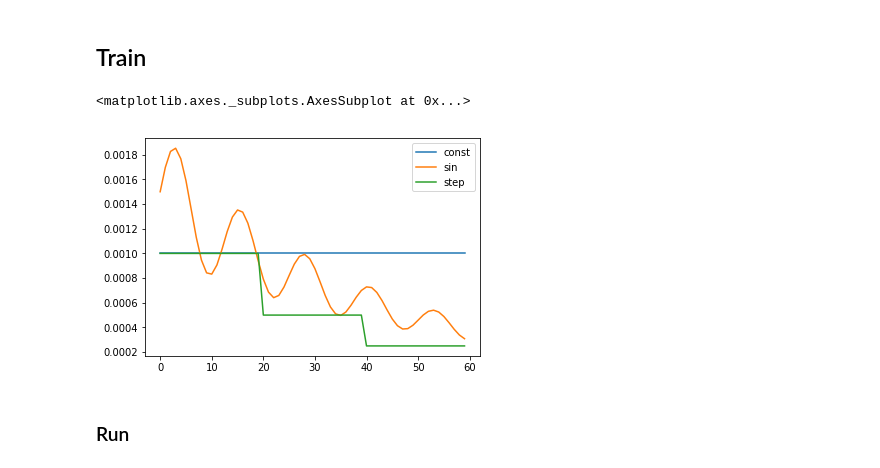
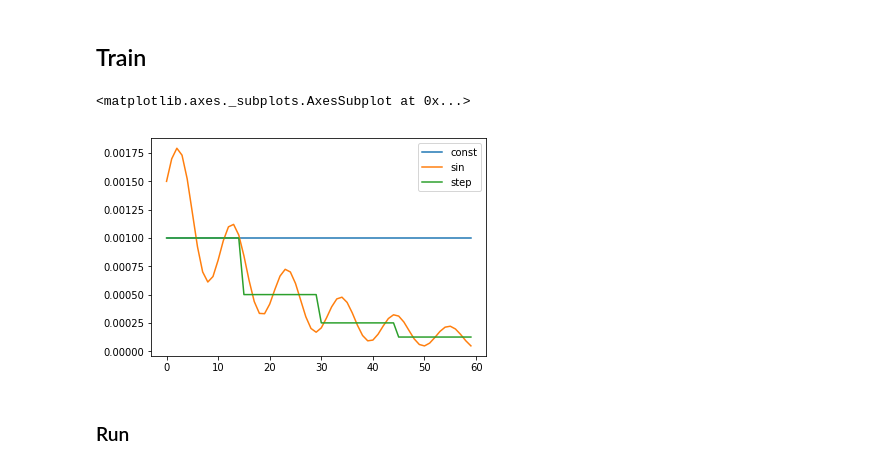
Before and after one commit to windj007/tablex-dataset, a Jupyter notebook: intra_cell_classification.ipynb, the cells around one changed output. Saved outputs shown, nothing was run; the diff lists cells and outputs as text; code cells hidden in the pictures.

```diff
--- a/intra_cell_classification.ipynb
+++ b/intra_cell_classification.ipynb
@@ -1368,36 +1159,36 @@ def clean_pytorch_dataloadergen(gen_iter):
         for _ in range(100):
             gen_iter.index_queue.put(None)
 #         while not gen_iter.data_queue.empty():
 #             b = gen_iter.data_queue.get()
         for w in gen_iter.workers:
             w.terminate()
         del gen_iter
     except ex:
         print(ex)
 
 
 def const_lr(epoch, value=1e-3):
     return value
 
 
-def step_annealed_lr(epoch, start=1e-3, step_epochs=20, decay_factor=0.5):
+def step_annealed_lr(epoch, start=1e-3, step_epochs=15, decay_factor=0.5):
     lr_factor = decay_factor ** (epoch // step_epochs)
     return start * lr_factor
 
 
-def sin_annealed_lr(epoch, freq=0.5, start=1e-3, sin_amp=5e-4, amp_decay_factor=0.97, mean_decay_factor=0.98, min_lr=1e-5):
+def sin_annealed_lr(epoch, freq=0.6, start=1e-3, sin_amp=5e-4, amp_decay_factor=0.97, mean_decay_factor=0.94, min_lr=1e-5):
     base = (numpy.sin(epoch * freq) + 1) * sin_amp * (amp_decay_factor ** epoch)
     mean = start * (mean_decay_factor ** epoch)
     return numpy.clip(base + mean, min_lr, None)
 
 
 lr_vis_x = numpy.arange(0, 60, 1)
 pandas.DataFrame(data=dict(const=const_lr(lr_vis_x),
                            step=step_annealed_lr(lr_vis_x),
                            sin=sin_annealed_lr(lr_vis_x))).plot()
 # %% [output]
 <matplotlib.axes._subplots.AxesSubplot at 0x...>
-[figure, old version]
+[figure, new version]
 # %% [markdown]
 ### Run
 # %% [markdown]
```
Also changed, not shown: parts of 79 cells of this notebook, 4 other files.
